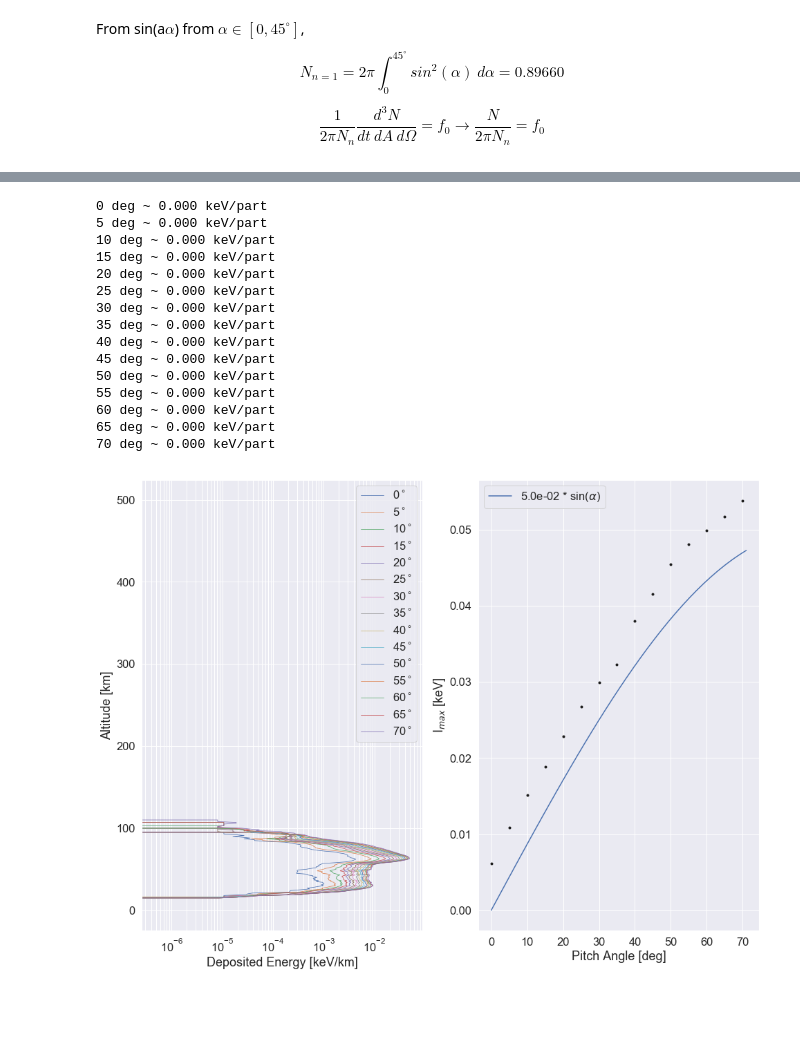
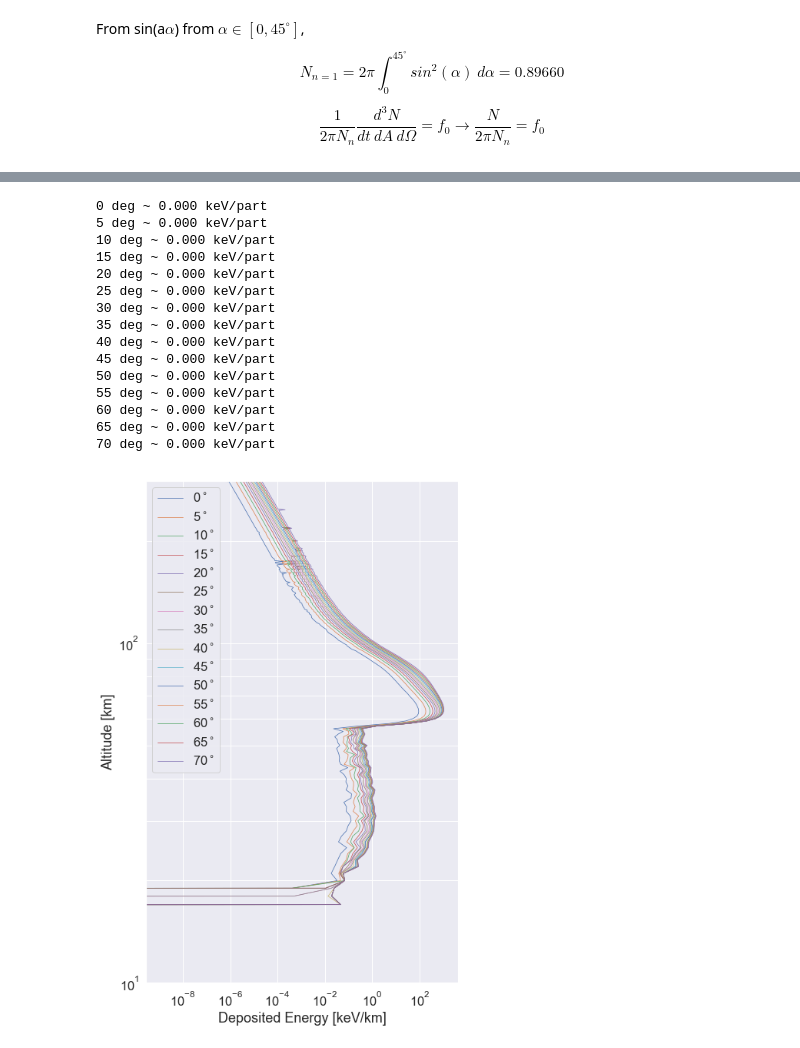
Before and after one commit to GrantBerland/Geant4_Atmospheric_EPP, a Jupyter notebook: analysis/build_table_PAD_test2.ipynb, the cells around one changed output, grey strips where cells are left out. Cells and saved outputs as stored; diff of their text form; code cells hidden in the pictures; blank space fills up the shorter version.

```diff
--- a/analysis/build_table_PAD_test2.ipynb
+++ b/analysis/build_table_PAD_test2.ipynb
@@ -141,15 +203,15 @@ energy = 1000
 
 plt.figure(figsize=(16,12)); plt.subplot(1,2,1); plt.grid(True, which='both')
 #for i in [0, 70]:
-for i in range(0, 75, 5):
+for i in range(0, ang_end, 5):
     if i % 5 == 0:
         label = '%.0f$^\circ$' % i
     else:
         label = None
-    plt.semilogx(D_mono[('electron', 'ioni', energy, i)][0], h,
+    plt.semilogx(savgol_filter(D_mono[('photon', 'ioni', energy, i)][0], 5, 0), h,
                  label=label, linewidth=0.75)
 
-    print("%.0f deg ~ %.3f keV/part" % (i, np.sum(D_mono[('electron', 'ioni', energy, i)][0])/1e4))
+    print("%.0f deg ~ %.3f keV/part" % (i, np.sum(D_mono[('photon', 'ioni', energy, i)][0])/1e4))
 
 
 plt.legend();
@@ -161,17 +223,17 @@ plt.xlabel('Deposited Energy [keV/km]');
 
 plt.subplot(1,2,2); plt.grid(True, which='both');
 
-for i in range(0,75,5):
-    plt.plot(i, np.max(D_mono[('electron', 'ioni', energy, i)][0]), 'k.')
+for i in range(0,ang_end,5):
+    plt.plot(i, np.max(D_mono[('photon', 'ioni', energy, i)][0]), 'k.')
 
 
-coef = 1e3
-plt.plot(range(0, 72), 100+coef*np.sin(np.deg2rad(range(0, 72))), label=r'%.1e * sin($\alpha$)' % coef)
+coef = 0.5e-1
+plt.plot(range(0, 72), coef*np.sin(np.deg2rad(range(0, 72))), label=r'%.1e * sin($\alpha$)' % coef)
 plt.ylabel('I$_{max}$ [keV]');
 plt.xlabel('Pitch Angle [deg]');
 plt.legend();
 
-plt.ylim(0, 5000);
+#plt.ylim(0, 5000);
 #plt.yscale('log');
 #plt.xscale('log');
 # %% [output]
@@ -199,53 +261,40 @@ energy = 1000
 
 plt.figure(figsize=(16,12)); plt.subplot(1,2,1); plt.grid(True, which='both')
 #for i in [0, 70]:
-for i in range(0, 75, 5):
+for i in range(0, ang_end, 5):
     if i % 5 == 0:
         label = '%.0f$^\circ$' % i
     else:
         label = None
-    plt.semilogx(savgol_filter(D_mono[('photon', 'ioni', energy, i)][0], 5, 0), h,
+    plt.semilogx(savgol_filter(D_mono[('photon', 'ioni', energy, i)][0] +
+                               D_mono[('electron', 'ioni', energy, i)][0], 1, 0), h,
                  label=label, linewidth=0.75)
 
     print("%.0f deg ~ %.3f keV/part" % (i, np.sum(D_mono[('photon', 'ioni', energy, i)][0])/1e4))
 
 
 plt.legend();
+plt.yscale('log')
+plt.ylim(1e1, 300)
 #plt.yscale('log')
 #plt.ylim([1e1, 300]);
 #plt.xlim([1e-6, 1e4]);
 plt.ylabel('Altitude [km]');
 plt.xlabel('Deposited Energy [keV/km]');
-
-plt.subplot(1,2,2); plt.grid(True, which='both');
-
-for i in range(0,75,5):
-    plt.plot(i, np.max(D_mono[('photon', 'ioni', energy, i)][0]), 'k.')
-
-
-coef = 0.5e-1
-plt.plot(range(0, 72), coef*np.sin(np.deg2rad(range(0, 72))), label=r'%.1e * sin($\alpha$)' % coef)
-plt.ylabel('I$_{max}$ [keV]');
-plt.xlabel('Pitch Angle [deg]');
-plt.legend();
-
-#plt.ylim(0, 5000);
-#plt.yscale('log');
-#plt.xscale('log');
 # %% [output]
 0 deg ~ 0.000 keV/part
 5 deg ~ 0.000 keV/part
 10 deg ~ 0.000 keV/part
 15 deg ~ 0.000 keV/part
 20 deg ~ 0.000 keV/part
 25 deg ~ 0.000 keV/part
 30 deg ~ 0.000 keV/part
 35 deg ~ 0.000 keV/part
 40 deg ~ 0.000 keV/part
 45 deg ~ 0.000 keV/part
 50 deg ~ 0.000 keV/part
 55 deg ~ 0.000 keV/part
 60 deg ~ 0.000 keV/part
 65 deg ~ 0.000 keV/part
 70 deg ~ 0.000 keV/part
-[figure, old version]
+[figure, new version]
```
Also changed, not shown: parts of 6 cells of this notebook, 2 other files.
